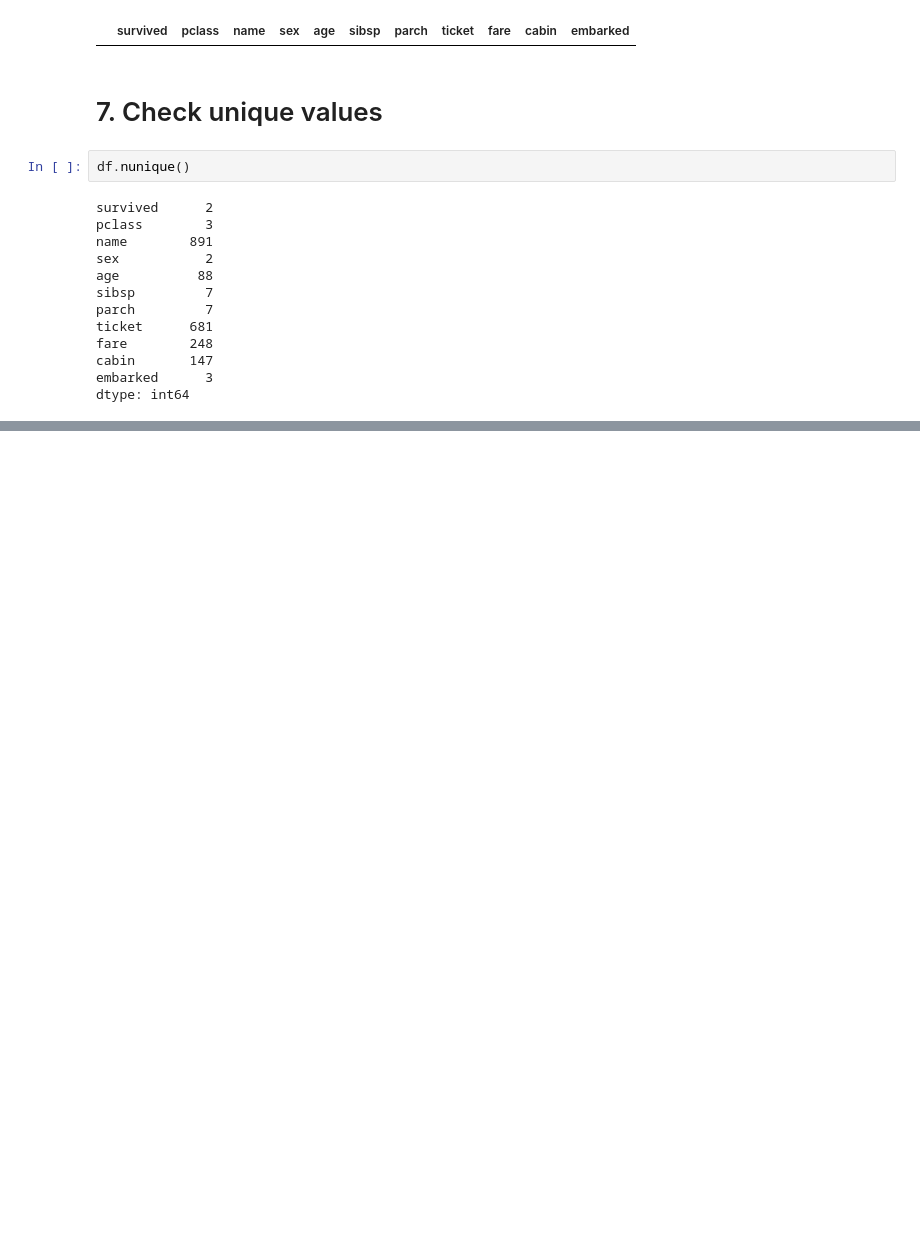
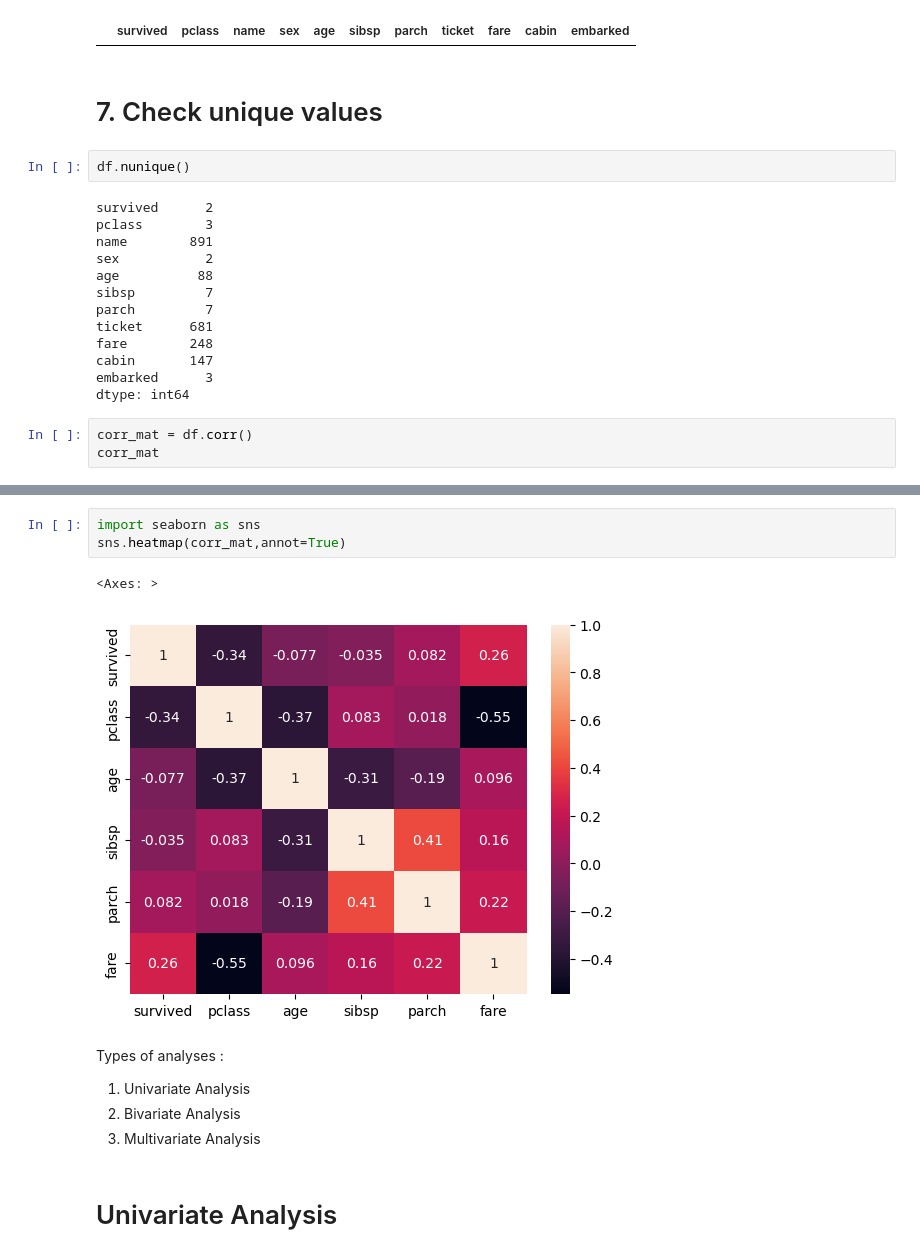
Before and after one commit to DeepjyotiBhattacharjee/EDA-and-Feature-Engineering-for-Data-Science-, a Jupyter notebook: EDA and Feature Engineering Day 1.ipynb, the cells around one changed output, grey strips where cells are left out. Saved outputs shown, nothing was run; the diff lists cells and outputs as text; blank space fills up the shorter version.

```diff
--- a/EDA and Feature Engineering Day 1.ipynb
+++ b/EDA and Feature Engineering Day 1.ipynb
@@ -180,3 +180,6 @@ fare        248
 cabin       147
 embarked      3
 dtype: int64
+# %%
+corr_mat = df.corr()
+corr_mat
@@ -183 +194,14 @@ dtype: int64
+# %%
+import seaborn as sns
+sns.heatmap(corr_mat,annot=True)
+# %% [output]
+<Axes: >
+[figure, added]
+# %% [markdown]
+Types of analyses :
+   1. Univariate Analysis
+   2. Bivariate Analysis
+   3. Multivariate Analysis
+# %% [markdown]
+# Univariate Analysis
 # %%
```
Also changed, not shown: parts of 29 cells of this notebook.
